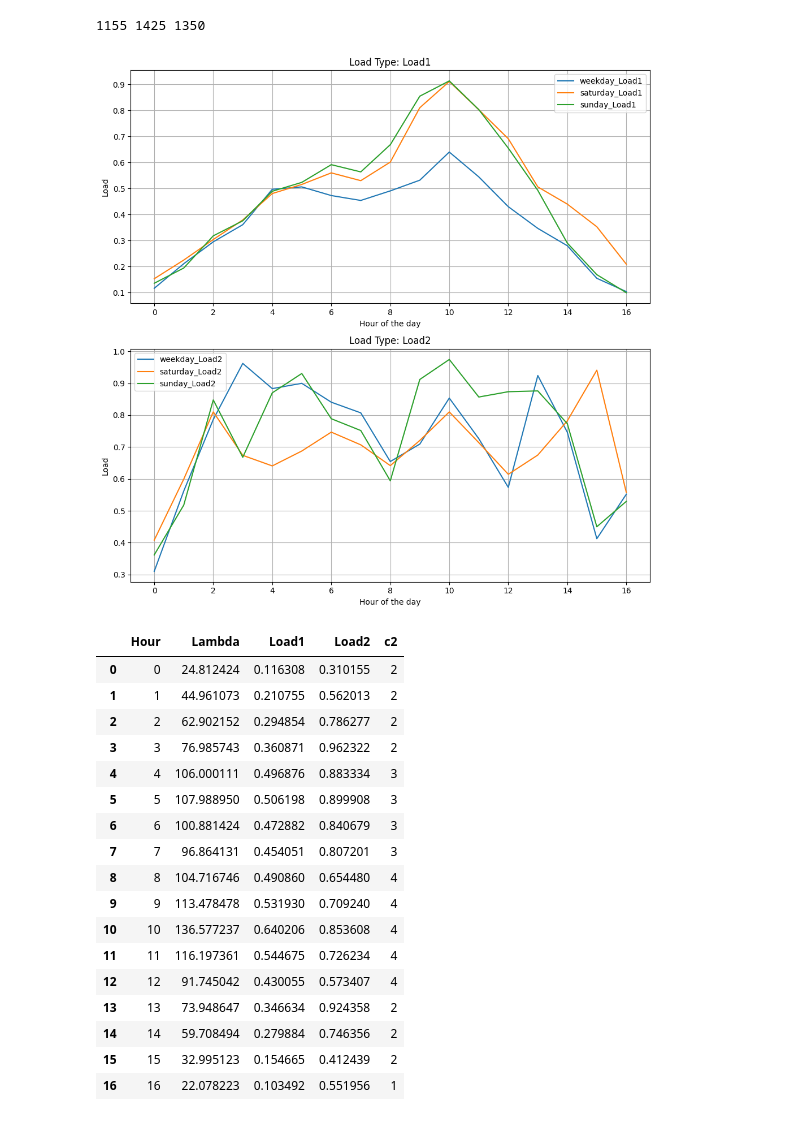
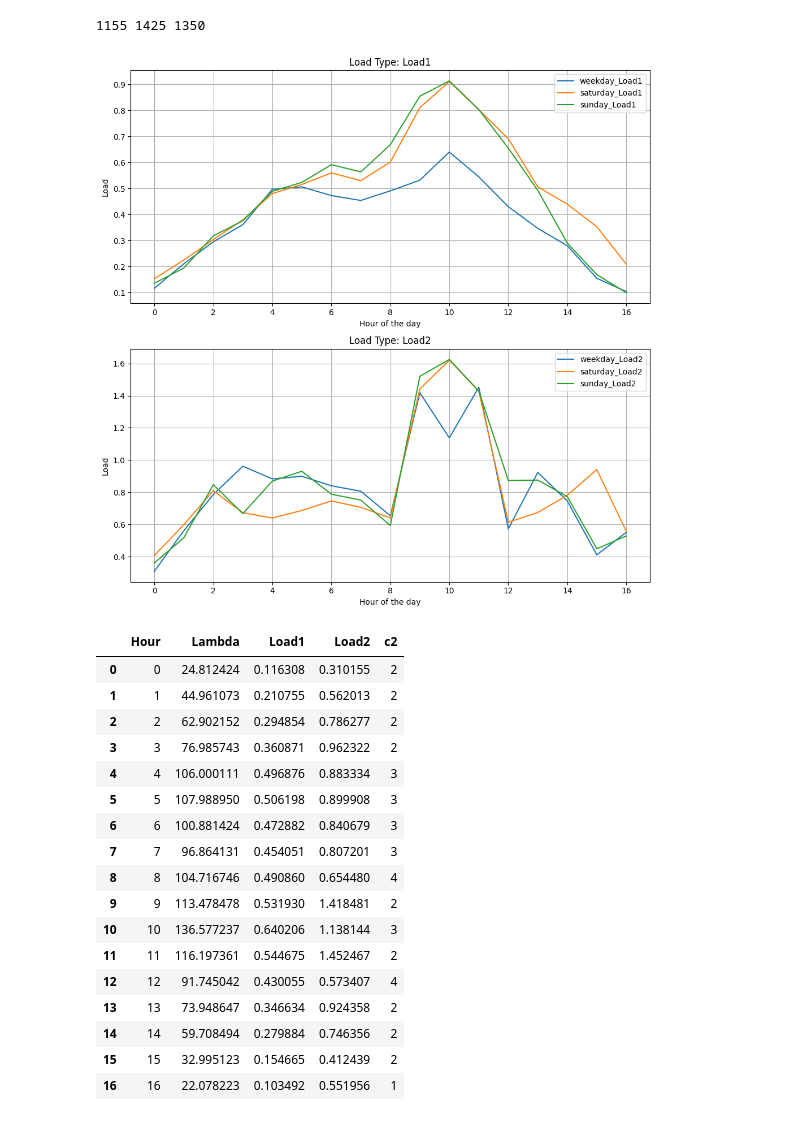
Before and after one commit to nandob7/ASM-Case2, a Jupyter notebook: case2.ipynb, the cells around one changed output. Saved outputs shown, nothing was run; the diff lists cells and outputs as text; code cells hidden in the pictures.

```diff
--- a/case2.ipynb
+++ b/case2.ipynb
@@ -535,18 +535,19 @@ ES2 = 1.5
 cost = 15
 c1 = 8
 #load < 1
-c = {
-    "weekday": {0:2,1:2,2:2,3:2,4:3,5:3,6:3,7:3,8:4,9:4,10:4,11:4,12:4,13:2,14:2,15:2,16:1},
-    "saturday": {0:2,1:2,2:2,3:3,4:4,5:4,6:4,7:4,8:5,9:6,10:6,11:6,12:6,13:4,14:3,15:2,16:2},
-    "sunday": {0:2,1:2,2:2,3:3,4:3,5:3,6:4,7:4,8:6,9:5,10:5,11:5,12:4,13:3,14:2,15:2,16:1}
-}
+# c = {
+#     "weekday": {0:2,1:2,2:2,3:2,4:3,5:3,6:3,7:3,8:4,9:4,10:4,11:4,12:4,13:2,14:2,15:2,16:1},
+#     "saturday": {0:2,1:2,2:2,3:3,4:4,5:4,6:4,7:4,8:5,9:6,10:6,11:6,12:6,13:4,14:3,15:2,16:2},
+#     "sunday": {0:2,1:2,2:2,3:3,4:3,5:3,6:4,7:4,8:6,9:5,10:5,11:5,12:4,13:3,14:2,15:2,16:1}
+# }
 
 # #load > 1
 # c = {
-#     "weekday": {0:4,1:4,2:4,3:5,4:6,5:6,6:6,7:6,8:7,     9:3,10:4,11:3,       12:5,13:5,14:4,15:3,16:2},
-#     "saturday": {0:4,1:4,2:4,3:5,4:6,5:7,6:8,7:7,8:8,    9:4,10:4,11:4,    12:9,13:7,14:6,15:5,16:3},
-#     "sunday": {0:4,1:4,2:4,3:5,4:6,5:7,6:8,7:7,8:8,      9:4,10:4,11:4,    12:9,13:7,14:4,15:3,16:2}
-# }
+c = {
+    "weekday": {0:2,1:2,2:2,3:2,4:3,5:3,6:3,7:3,8:4,     9:2,10:3,11:2,    12:4,13:2,14:2,15:2,16:1},
+    "saturday": {0:2,1:2,2:2,3:3,4:4,5:4,6:4,7:4,8:5,    9:3,10:3,11:3,    12:6,13:4,14:3,15:2,16:2},
+    "sunday": {0:2,1:2,2:2,3:3,4:3,5:3,6:4,7:4,8:6,      9:3,10:3,11:3,    12:4,13:3,14:2,15:2,16:1}
+}
 
 weekday_cost = sum(c["weekday"].values())*cost
 saturday_cost = sum(c["saturday"].values())*cost
@@ -559,34 +560,34 @@ def calculate_c(c_dict, df_type, hour):
 for df_type, df in [("weekday", df_weekday), ("saturday", df_saturday), ("sunday", df_sunday)]:
     # Assuming your dataframe has a column named 'Hour' representing the hour of the day
     df["Load1"] = load(df, c1, ES1)
     df["Load2"] = df.apply(lambda row: load(row, calculate_c(c, df_type, row['Hour']), ES2), axis=1)
 
 # Convert 'c' dictionary to DataFrames and add 'c' as a column in each dataframe
 for df, c_value in zip([df_weekday, df_saturday, df_sunday], [c["weekday"], c["saturday"], c["sunday"]]):
     df['c2'] = df['Hour'].map(c_value)
 
 # Plotting 'Load' values for all three dataframes in a single figure
 fig, axes = plt.subplots(nrows=2, ncols=1, figsize=(10, 10))  # Create subplots for Load1 and Load2
 
 load_types = ['Load1', 'Load2']
 
 for i, load_type in enumerate(load_types):
     ax = axes[i]  # Select the current subplot
     for df_type, df in [("weekday", df_weekday), ("saturday", df_saturday), ("sunday", df_sunday)]:
         ax.plot(df['Hour'], df[load_type], label=f'{df_type}_{load_type}')  # Plot load_type against 'Hour' for each dataframe
 
     ax.set_xlabel('Hour of the day')
     ax.set_ylabel('Load')
     ax.set_title(f'Load Type: {load_type}')
     ax.legend()
     ax.grid(True)
 
 plt.tight_layout()  # Adjust subplot layout for better appearance
 plt.show()
 
 df_weekday
 # %% [output]
-[figure, old version]
+[figure, new version]
 |  | Hour | Lambda | Load1 | Load2 | c2 |
 | 0 | 0 | 24.812424 | 0.116308 | 0.310155 | 2 |
 | 1 | 1 | 44.961073 | 0.210755 | 0.562013 | 2 |
@@ -597,9 +598,9 @@ df_weekday
 | 6 | 6 | 100.881424 | 0.472882 | 0.840679 | 3 |
 | 7 | 7 | 96.864131 | 0.454051 | 0.807201 | 3 |
 | 8 | 8 | 104.716746 | 0.490860 | 0.654480 | 4 |
-| 9 | 9 | 113.478478 | 0.531930 | 0.709240 | 4 |
-| 10 | 10 | 136.577237 | 0.640206 | 0.853608 | 4 |
-| 11 | 11 | 116.197361 | 0.544675 | 0.726234 | 4 |
+| 9 | 9 | 113.478478 | 0.531930 | 1.418481 | 2 |
+| 10 | 10 | 136.577237 | 0.640206 | 1.138144 | 3 |
+| 11 | 11 | 116.197361 | 0.544675 | 1.452467 | 2 |
 | 12 | 12 | 91.745042 | 0.430055 | 0.573407 | 4 |
 | 13 | 13 | 73.948647 | 0.346634 | 0.924358 | 2 |
 | 14 | 14 | 59.708494 | 0.279884 | 0.746356 | 2 |
```
Also changed, not shown: parts of 1 cell of this notebook, 1 other file.
